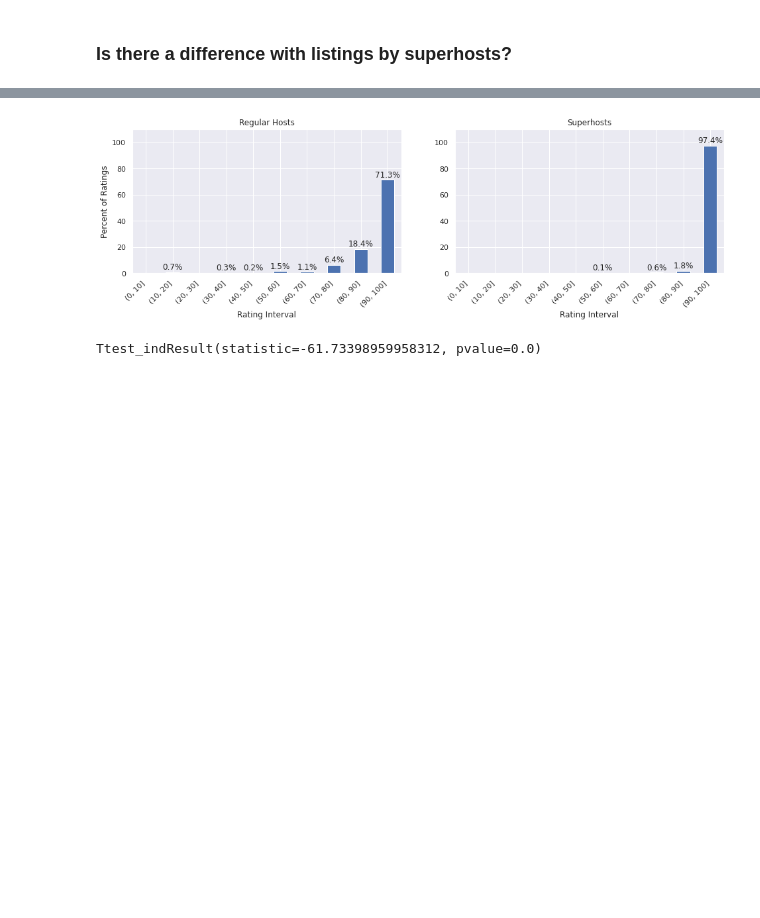
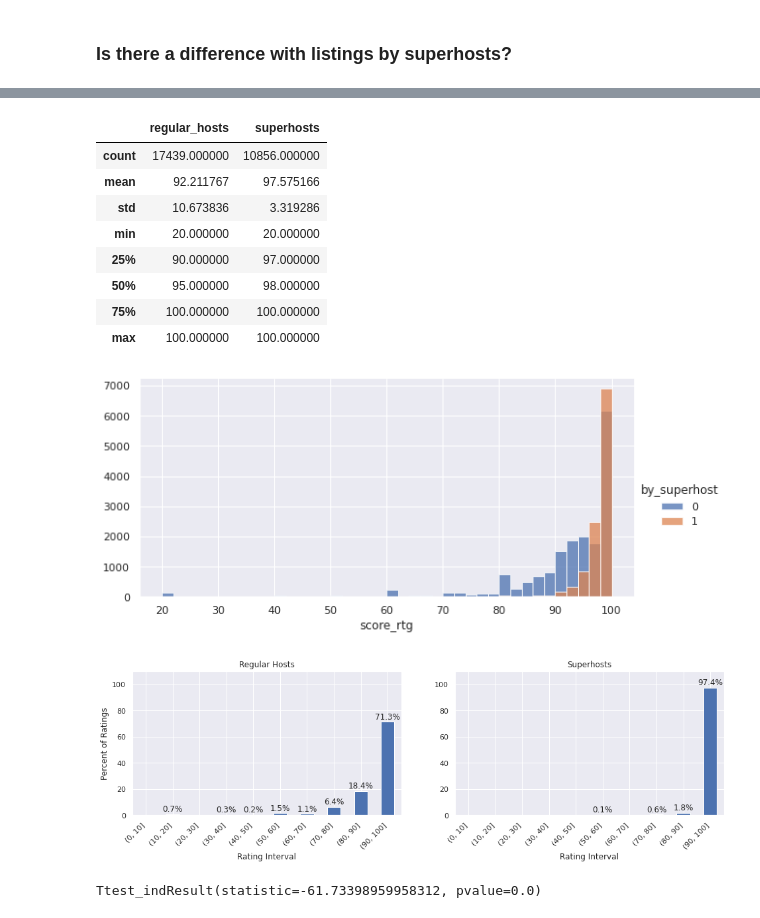
Before and after one commit to tri-bui/airbnb-la-listings, a Jupyter notebook: 2-eda.ipynb, the cells around one changed output, grey strips where cells are left out. Cells and saved outputs as stored; diff of their text form; code cells hidden in the pictures; blank space fills up the shorter version.

```diff
--- a/2-eda.ipynb
+++ b/2-eda.ipynb
@@ -144,3 +120,20 @@ host_rating
+# %%
+# Rating distribution of listings by regular hosts and superhosts
+plotting.hist_with_hue(list765, 'score_rtg', 40)
+
+# Descriptive statistics of rating
+utils.desc_byhost(list765, 'score_rtg')
+# %% [output]
+|  | regular_hosts | superhosts |
+| count | 17439.000000 | 10856.000000 |
+| mean | 92.211767 | 97.575166 |
+| std | 10.673836 | 3.319286 |
+| min | 20.000000 | 20.000000 |
+| 25% | 90.000000 | 97.000000 |
+| 50% | 95.000000 | 98.000000 |
+| 75% | 100.000000 | 100.000000 |
+| max | 100.000000 | 100.000000 |
+[figure, added]
 # %%
 fig, ax = plt.subplots(1, 2, figsize=(16, 4))
 
```
Also changed, not shown: parts of 17 cells of this notebook, 4 other files.
